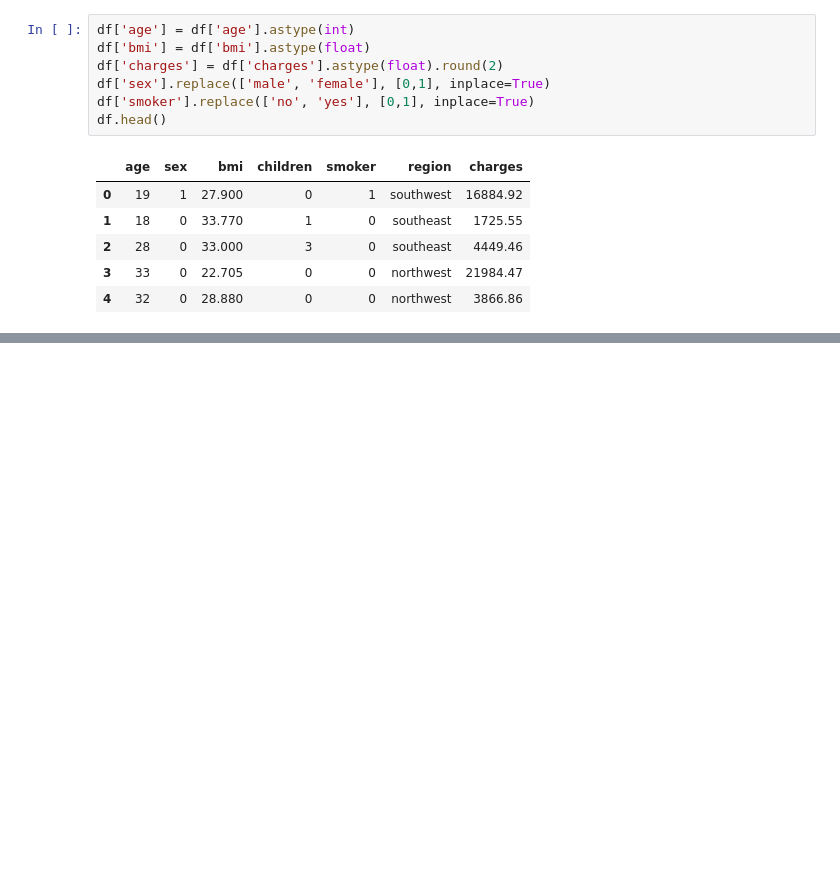
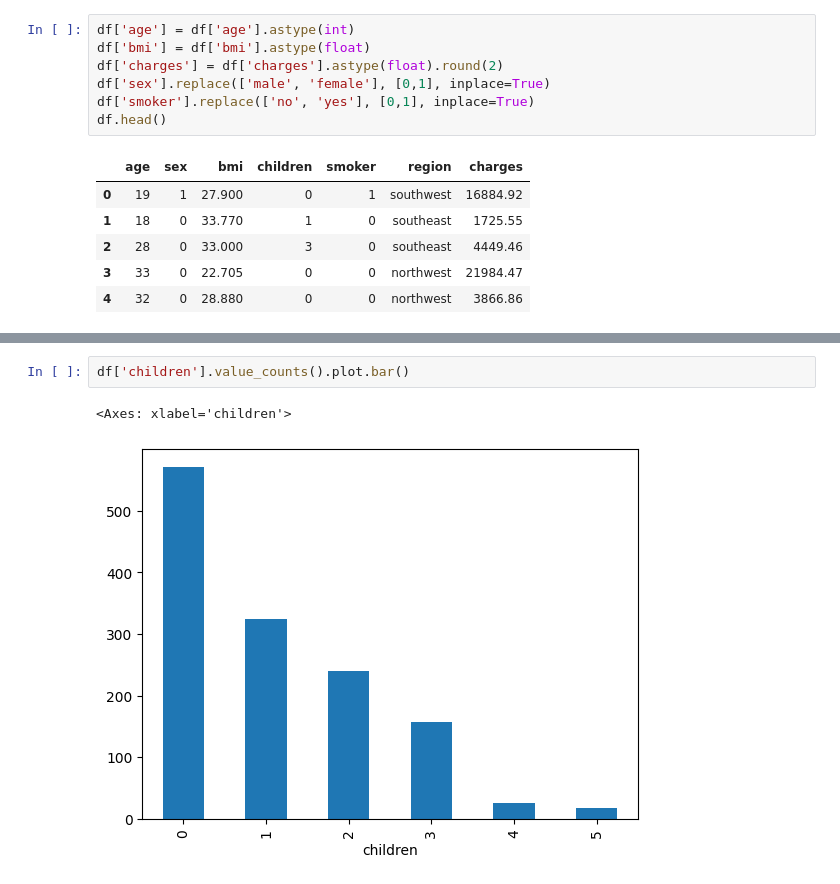
Before and after one commit to ElieLECAS/Assurance_FE, a Jupyter notebook: checklist.ipynb, the cells around one changed output, grey strips where cells are left out. Cells and saved outputs as stored; diff of their text form; blank space fills up the shorter version.

```diff
--- a/checklist.ipynb
+++ b/checklist.ipynb
@@ -99,0 +123,5 @@ df.head()
+# %%
+df['children'].value_counts().plot.bar()
+# %% [output]
+<Axes: xlabel='children'>
+[figure, added]
```
Also changed, not shown: parts of 10 cells of this notebook.
